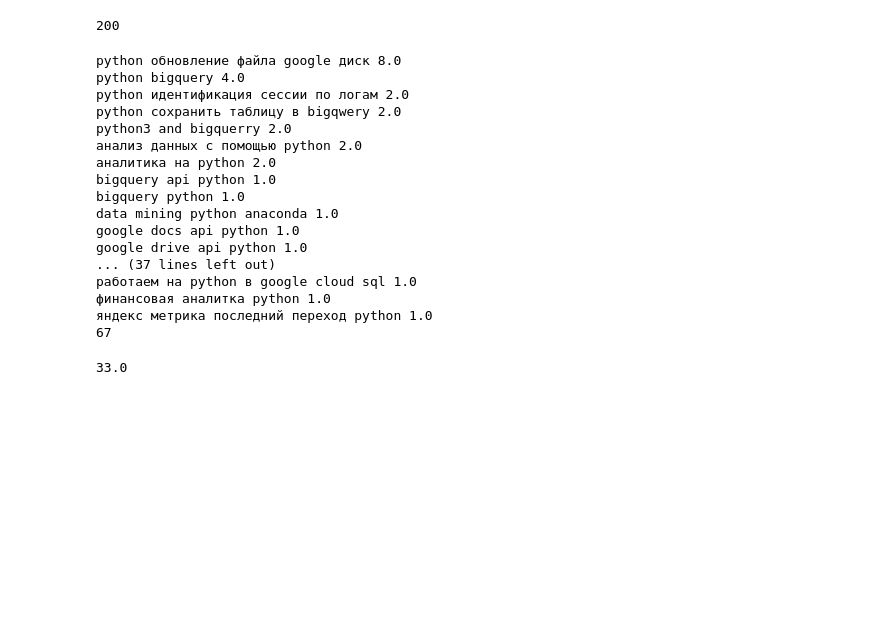
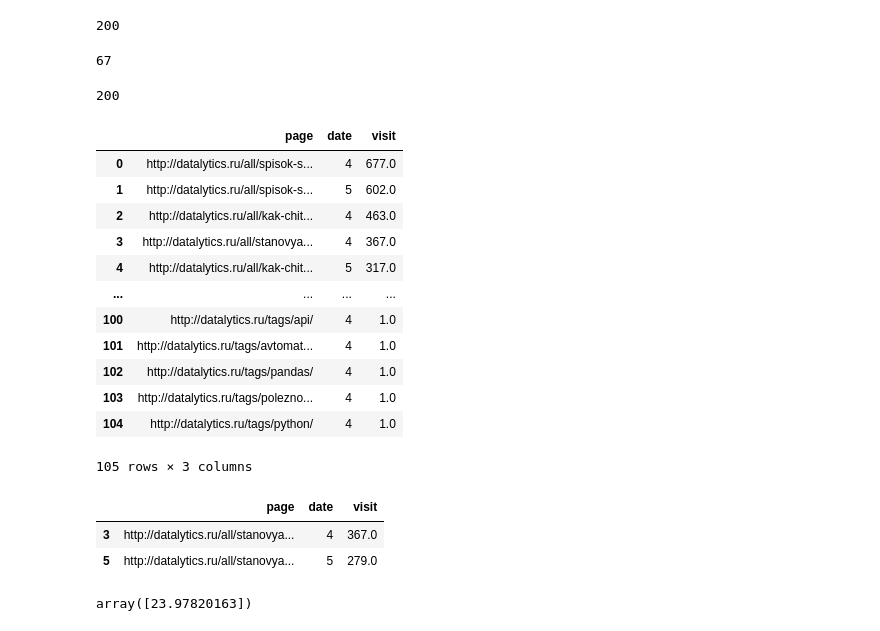
Before and after one commit to VRaptor555/my-apps, a Jupyter notebook: module46/learn_1.ipynb, the cells around one changed output. Saved outputs shown, nothing was run; the diff lists cells and outputs as text; code cells hidden in the pictures; blank space fills up the shorter version.

```diff
--- a/module46/learn_1.ipynb
+++ b/module46/learn_1.ipynb
@@ -150,28 +154,43 @@ for elem in word_python['data']:
     search_text = elem['dimensions'][0]['name'].lower()
     count = elem['metrics'][0]
     if 'python' in search_text:
-        print(search_text, count)
         visits_py.append(count)
 print(round(sum(visits_py)))
 # %% [output]
-python обновление файла google диск 8.0
-python bigquery 4.0
-python идентификация сессии по логам 2.0
-python сохранить таблицу в bigqwery 2.0
-python3 and bigquerry 2.0
-анализ данных с помощью python 2.0
-аналитика на python 2.0
-bigquery api python 1.0
-bigquery python 1.0
-data mining python anaconda 1.0
-google docs api python 1.0
-google drive api python 1.0
-... (37 lines left out)
-работаем на python в google cloud sql 1.0
-финансовая аналитка python 1.0
-яндекс метрика последний переход python 1.0
 67
-# %%
-sum(visits_py)
-# %% [output]
-33.0
+# %%
+params = {'metrics': 'ym:s:visits',
+          'dimensions': 'ym:s:startURL,ym:s:month',
+          'date1': '2019-04-01',
+          'date2': '2019-05-31',
+          'limit': 10000,
+          'ids': 30177909}
+response = requests.get(yandex_address_get, params=params, headers=headers)
+print (response.status_code)
+# %% [output]
+200
+# %%
+users_visits = response.json()
+# %%
+users_v = []
+for elem in users_visits['data']:
+    page_text = elem['dimensions'][0]['name'].lower()
+    date_txt = elem['dimensions'][1]['name']
+    visits_count = elem['metrics'][0]
+    users_v.append({'page': page_text, 'date': date_txt, 'visit': visits_count})
+users_visits_df = pd.DataFrame(users_v)
+users_visits_df
+# %% [output]
+|  | page | date | visit |
+| 0 | http://datalytics.ru/all/spisok-s... | 4 | 677.0 |
+| 1 | http://datalytics.ru/all/spisok-s... | 5 | 602.0 |
+| 2 | http://datalytics.ru/all/kak-chit... | 4 | 463.0 |
+| 3 | http://datalytics.ru/all/stanovya... | 4 | 367.0 |
+| 4 | http://datalytics.ru/all/kak-chit... | 5 | 317.0 |
+| ... | ... | ... | ... |
+| 100 | http://datalytics.ru/tags/api/ | 4 | 1.0 |
+| 101 | http://datalytics.ru/tags/avtomat... | 4 | 1.0 |
+| 102 | http://datalytics.ru/tags/pandas/ | 4 | 1.0 |
+| 103 | http://datalytics.ru/tags/polezno... | 4 | 1.0 |
+| 104 | http://datalytics.ru/tags/python/ | 4 | 1.0 |
+105 rows × 3 columns
@@ -177,0 +199,10 @@ sum(visits_py)
+# %%
+users_visits_df_filter
+# %% [output]
+|  | page | date | visit |
+| 3 | http://datalytics.ru/all/stanovya... | 4 | 367.0 |
+| 5 | http://datalytics.ru/all/stanovya... | 5 | 279.0 |
+# %%
+100 - (users_visits_df_filter[users_visits_df_filter['date']=='5']['visit'].values / users_visits_df_filter[users_visits_df_filter['date']=='4']['visit'].values * 100)
+# %% [output]
+array([23.97820163])
```
Also changed, not shown: parts of 2 cells of this notebook, 1 other file.
